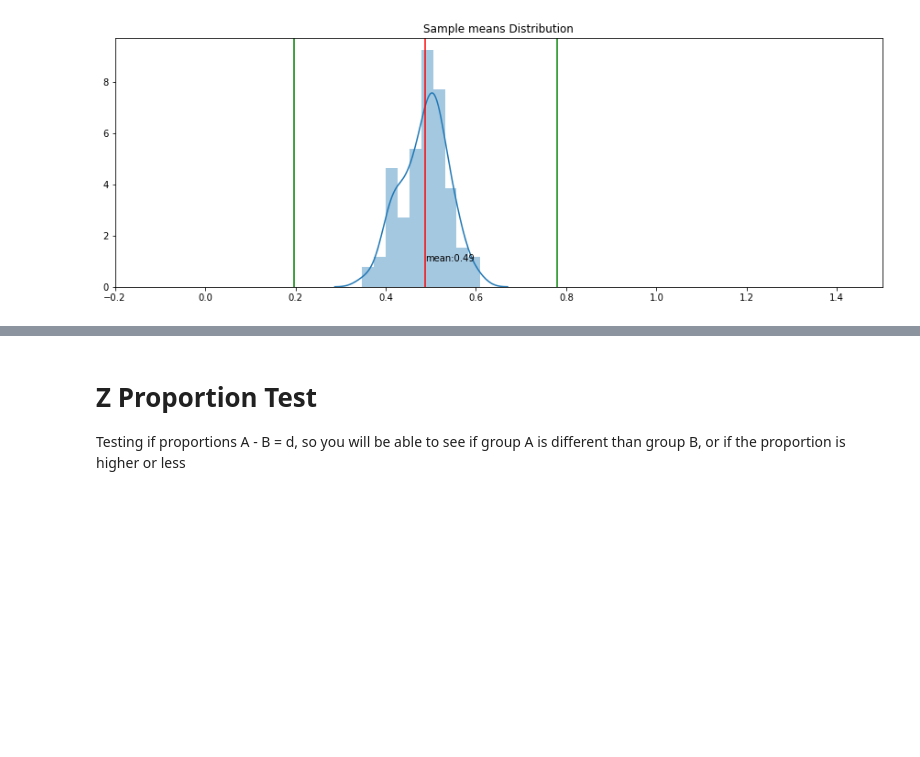
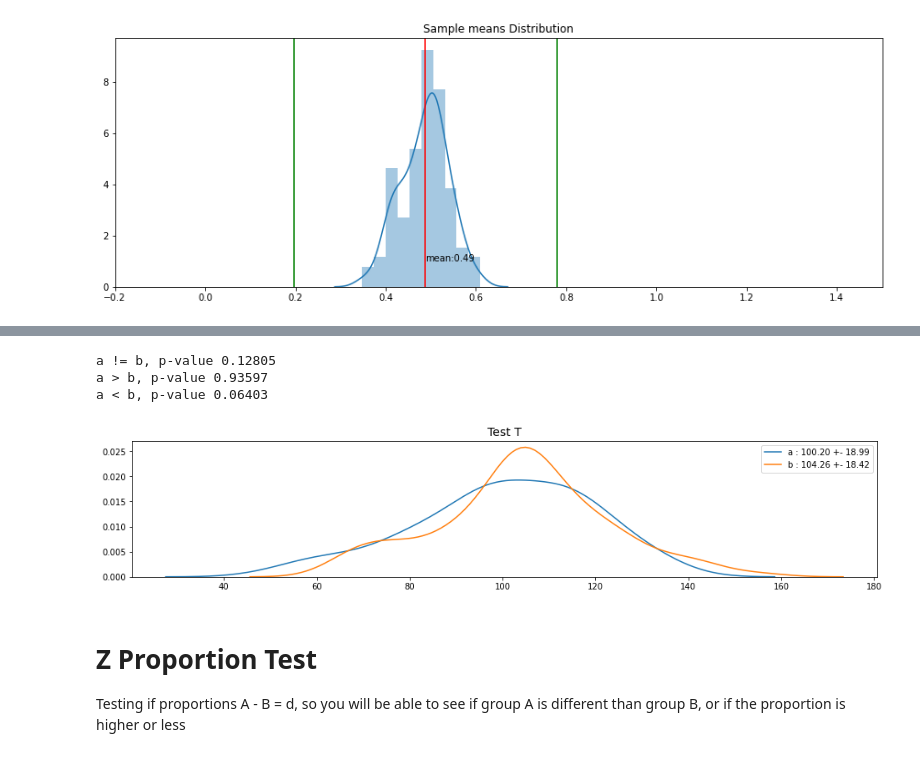
Before and after one commit to kisukegremory/Statistical-Resources, a Jupyter notebook: kernel/General Hypothesis.ipynb, the cells around one changed output, grey strips where cells are left out. Saved outputs shown, nothing was run; the diff lists cells and outputs as text; code cells hidden in the pictures; blank space fills up the shorter version.

Commit message:
added the t-test and created the read.me

```diff
--- a/kernel/General Hypothesis.ipynb
+++ b/kernel/General Hypothesis.ipynb
@@ -42,3 +47,26 @@ plt.show()
+# %%
+#np.random.seed(42)
+plt.figure(figsize=(16, 3))
+plt.title("Test T",fontsize=14)
+a = np.random.normal(101, scale=20, size=(100,))
+sns.distplot(a, hist=False, label='a : %.2f +- %.2f' % (a.mean(),a.std()))
+a = DescrStatsW(a)
+
+
+b = np.random.normal(103, scale=20, size=(100,))
+sns.distplot(b, hist=False, label='b : %.2f +- %.2f' % (b.mean(),b.std()))
+b = DescrStatsW(b)
+
+
+print("a != b, p-value %.5f" % CompareMeans(a,b).ttest_ind()[1])
+print("a > b, p-value %.5f" % CompareMeans(a,b).ttest_ind(alternative='larger')[1])
+print("a < b, p-value %.5f" % CompareMeans(a,b).ttest_ind(alternative='smaller')[1])
+plt.show()
+# %% [output]
+a != b, p-value 0.12805
+a > b, p-value 0.93597
+a < b, p-value 0.06403
+[figure, added]
 # %% [markdown]
 # Z Proportion Test
 Testing if proportions A - B = d, so you will be able to see if group A is different than group B, or if the proportion is higher or less
```
Also changed, not shown: parts of 2 cells of this notebook, 1 other file.
